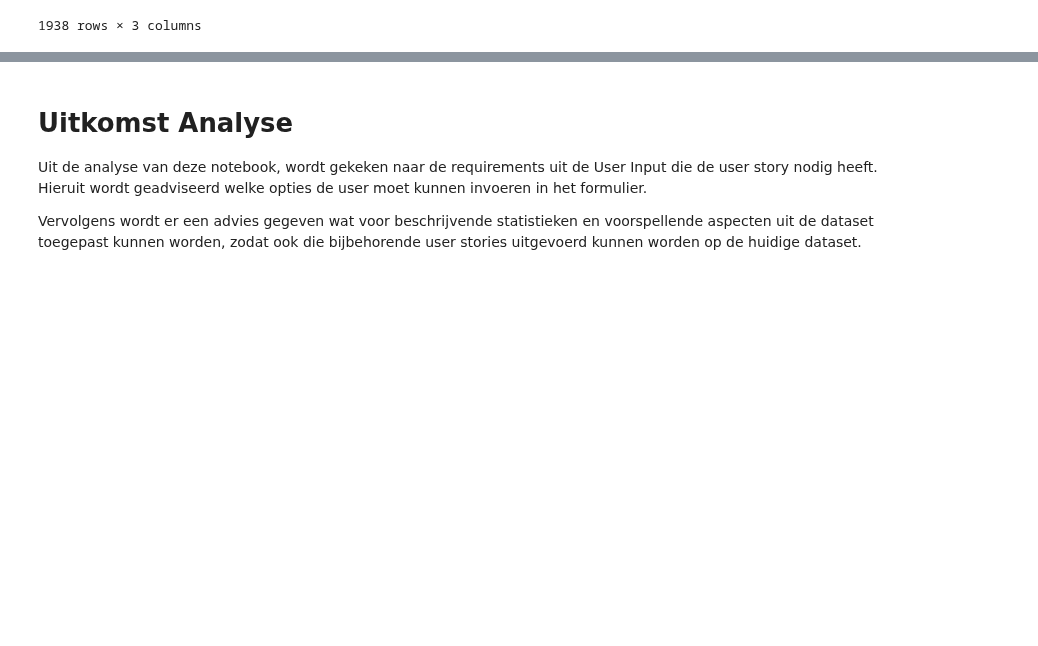
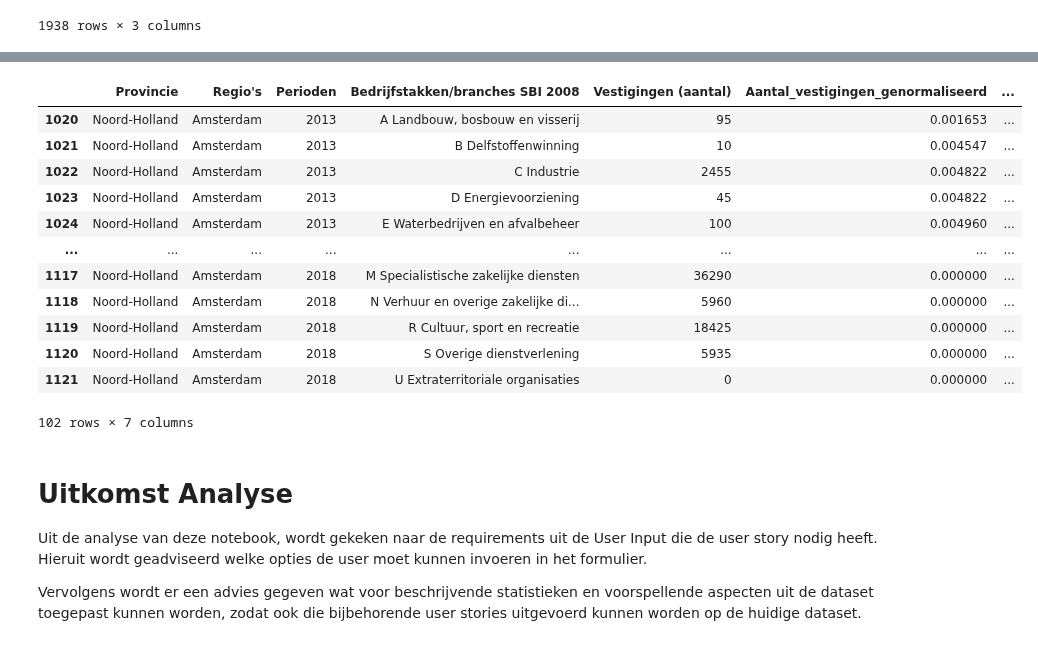
Before and after one commit to BramblePie/FlaskReact, a Jupyter notebook: flask-backend/werkgelegenheid_joey.ipynb, the cells around one changed output, grey strips where cells are left out. Saved outputs shown, nothing was run; the diff lists cells and outputs as text; code cells hidden in the pictures; blank space fills up the shorter version.

```diff
--- a/flask-backend/werkgelegenheid_joey.ipynb
+++ b/flask-backend/werkgelegenheid_joey.ipynb
@@ -397,3 +409,20 @@ werkgelegenheid_groupby
+# %%
+resultaat = werkgelegenheid_groupby_index.loc[((werkgelegenheid_groupby_index["Regio's"] == "Amsterdam") & (werkgelegenheid_groupby_index["Regio's"] == "Amsterdam"))]
+resultaat
+# %% [output]
+|  | Provincie | Regio's | Perioden | Bedrijfstakken/branches SBI 2008 | Vestigingen (aantal) | Aantal_vestigingen_genormaliseerd | ... |
+| 1020 | Noord-Holland | Amsterdam | 2013 | A Landbouw, bosbouw en visserij | 95 | 0.001653 | ... |
+| 1021 | Noord-Holland | Amsterdam | 2013 | B Delfstoffenwinning | 10 | 0.004547 | ... |
+| 1022 | Noord-Holland | Amsterdam | 2013 | C Industrie | 2455 | 0.004822 | ... |
+| 1023 | Noord-Holland | Amsterdam | 2013 | D Energievoorziening | 45 | 0.004822 | ... |
+| 1024 | Noord-Holland | Amsterdam | 2013 | E Waterbedrijven en afvalbeheer | 100 | 0.004960 | ... |
+| ... | ... | ... | ... | ... | ... | ... | ... |
+| 1117 | Noord-Holland | Amsterdam | 2018 | M Specialistische zakelijke diensten | 36290 | 0.000000 | ... |
+| 1118 | Noord-Holland | Amsterdam | 2018 | N Verhuur en overige zakelijke di... | 5960 | 0.000000 | ... |
+| 1119 | Noord-Holland | Amsterdam | 2018 | R Cultuur, sport en recreatie | 18425 | 0.000000 | ... |
+| 1120 | Noord-Holland | Amsterdam | 2018 | S Overige dienstverlening | 5935 | 0.000000 | ... |
+| 1121 | Noord-Holland | Amsterdam | 2018 | U Extraterritoriale organisaties | 0 | 0.000000 | ... |
+102 rows × 7 columns
 # %% [markdown]
 # Uitkomst Analyse
 
```
Also changed, not shown: parts of 6 cells of this notebook, 1 other file.
